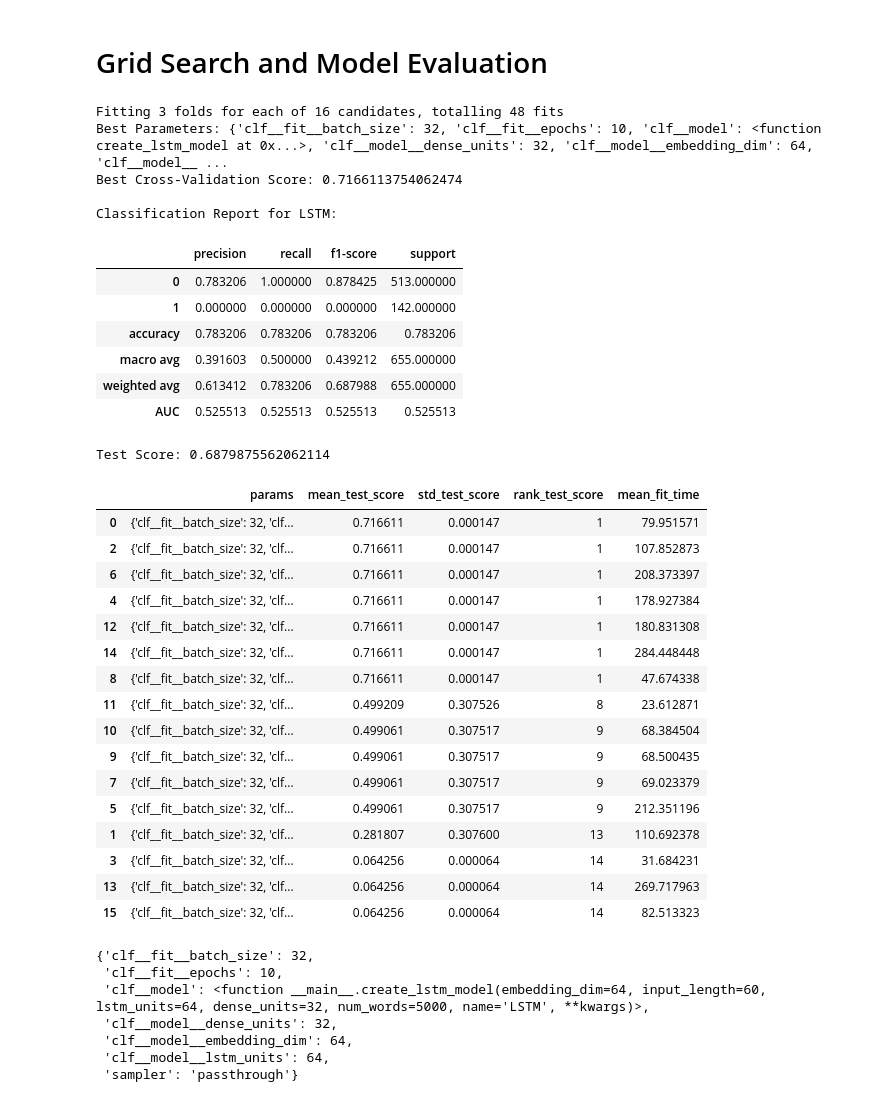
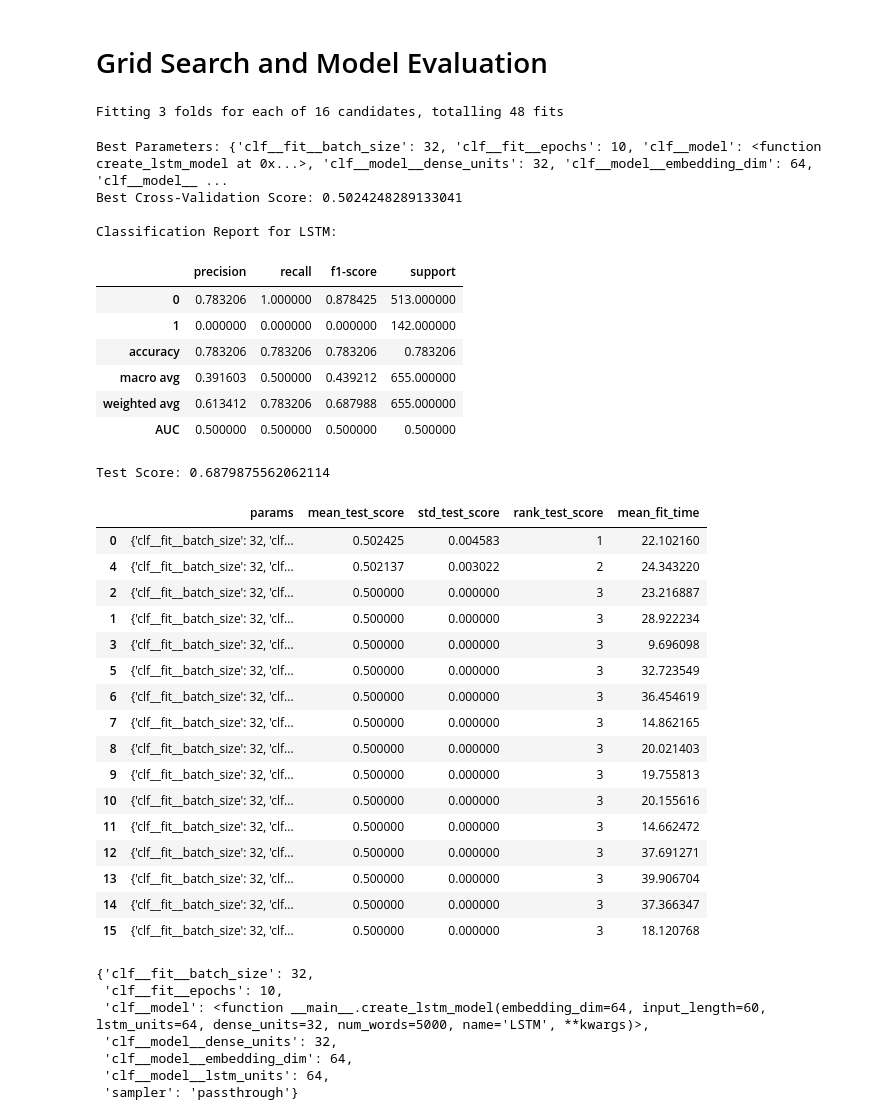
Before and after one commit to IdrissPro/NLP, a Jupyter notebook: NLP.ipynb, the cells around one changed output. Saved outputs shown, nothing was run; the diff lists cells and outputs as text; code cells hidden in the pictures.

```diff
--- a/NLP.ipynb
+++ b/NLP.ipynb
@@ -636,30 +637,30 @@ param_grid = {
 }
 # %%
 
-grid = GridSearchCV(pipeline, param_grid, cv=3, n_jobs=-1, scoring='f1_weighted', verbose=1)
+grid = GridSearchCV(pipeline, param_grid, cv=3, n_jobs=-1, scoring='roc_auc', verbose=1)
 grid.fit(X_train, y_train)
 
 
 print("Best Parameters:", grid.best_params_)
 print("Best Cross-Validation Score:", grid.best_score_)
 
 best_model = grid.best_estimator_
 test_score = best_model.score(X_test, y_test)
 print("Test Score:", test_score)
 # %% [output]
 Fitting 3 folds for each of 16 candidates, totalling 48 fits
-Best Parameters: {'clf__fit__batch_size': 32, 'clf__fit__epochs': 10, 'clf__model': <function create_lstm_model at 0x...>, 'clf__model__dense_units': 32, 'clf__model__embedding_dim': 64, 'clf__model__ ...
-Best Cross-Validation Score: 0.7166113754062474
-
-Classification Report for LSTM:
+Best Parameters: {'clf__fit__batch_size': 32, 'clf__fit__epochs': 10, 'clf__model': <function create_lstm_model at 0x...>, 'clf__model__dense_units': 32, 'clf__model__embedding_dim': 64, 'clf__model__ ...
+Best Cross-Validation Score: 0.5024248289133041
+
+Classification Report for LSTM:
 |  | precision | recall | f1-score | support |
 | 0 | 0.783206 | 1.000000 | 0.878425 | 513.000000 |
 | 1 | 0.000000 | 0.000000 | 0.000000 | 142.000000 |
 | accuracy | 0.783206 | 0.783206 | 0.783206 | 0.783206 |
 | macro avg | 0.391603 | 0.500000 | 0.439212 | 655.000000 |
 | weighted avg | 0.613412 | 0.783206 | 0.687988 | 655.000000 |
-| AUC | 0.525513 | 0.525513 | 0.525513 | 0.525513 |
+| AUC | 0.500000 | 0.500000 | 0.500000 | 0.500000 |
-Test Score: 0.6879875562062114
+Test Score: 0.6879875562062114
 # %%
 results_df = pd.DataFrame(grid.cv_results_)
 comparison = results_df[[
@@ -674,22 +675,22 @@ comparison = results_df[[
 comparison
 # %% [output]
 |  | params | mean_test_score | std_test_score | rank_test_score | mean_fit_time |
-| 0 | {'clf__fit__batch_size': 32, 'clf... | 0.716611 | 0.000147 | 1 | 79.951571 |
-| 2 | {'clf__fit__batch_size': 32, 'clf... | 0.716611 | 0.000147 | 1 | 107.852873 |
-| 6 | {'clf__fit__batch_size': 32, 'clf... | 0.716611 | 0.000147 | 1 | 208.373397 |
-| 4 | {'clf__fit__batch_size': 32, 'clf... | 0.716611 | 0.000147 | 1 | 178.927384 |
-| 12 | {'clf__fit__batch_size': 32, 'clf... | 0.716611 | 0.000147 | 1 | 180.831308 |
-| 14 | {'clf__fit__batch_size': 32, 'clf... | 0.716611 | 0.000147 | 1 | 284.448448 |
-| 8 | {'clf__fit__batch_size': 32, 'clf... | 0.716611 | 0.000147 | 1 | 47.674338 |
-| 11 | {'clf__fit__batch_size': 32, 'clf... | 0.499209 | 0.307526 | 8 | 23.612871 |
-| 10 | {'clf__fit__batch_size': 32, 'clf... | 0.499061 | 0.307517 | 9 | 68.384504 |
-| 9 | {'clf__fit__batch_size': 32, 'clf... | 0.499061 | 0.307517 | 9 | 68.500435 |
-| 7 | {'clf__fit__batch_size': 32, 'clf... | 0.499061 | 0.307517 | 9 | 69.023379 |
-| 5 | {'clf__fit__batch_size': 32, 'clf... | 0.499061 | 0.307517 | 9 | 212.351196 |
-| 1 | {'clf__fit__batch_size': 32, 'clf... | 0.281807 | 0.307600 | 13 | 110.692378 |
-| 3 | {'clf__fit__batch_size': 32, 'clf... | 0.064256 | 0.000064 | 14 | 31.684231 |
-| 13 | {'clf__fit__batch_size': 32, 'clf... | 0.064256 | 0.000064 | 14 | 269.717963 |
-| 15 | {'clf__fit__batch_size': 32, 'clf... | 0.064256 | 0.000064 | 14 | 82.513323 |
+| 0 | {'clf__fit__batch_size': 32, 'clf... | 0.502425 | 0.004583 | 1 | 22.102160 |
+| 4 | {'clf__fit__batch_size': 32, 'clf... | 0.502137 | 0.003022 | 2 | 24.343220 |
+| 2 | {'clf__fit__batch_size': 32, 'clf... | 0.500000 | 0.000000 | 3 | 23.216887 |
+| 1 | {'clf__fit__batch_size': 32, 'clf... | 0.500000 | 0.000000 | 3 | 28.922234 |
+| 3 | {'clf__fit__batch_size': 32, 'clf... | 0.500000 | 0.000000 | 3 | 9.696098 |
+| 5 | {'clf__fit__batch_size': 32, 'clf... | 0.500000 | 0.000000 | 3 | 32.723549 |
+| 6 | {'clf__fit__batch_size': 32, 'clf... | 0.500000 | 0.000000 | 3 | 36.454619 |
+| 7 | {'clf__fit__batch_size': 32, 'clf... | 0.500000 | 0.000000 | 3 | 14.862165 |
+| 8 | {'clf__fit__batch_size': 32, 'clf... | 0.500000 | 0.000000 | 3 | 20.021403 |
+| 9 | {'clf__fit__batch_size': 32, 'clf... | 0.500000 | 0.000000 | 3 | 19.755813 |
+| 10 | {'clf__fit__batch_size': 32, 'clf... | 0.500000 | 0.000000 | 3 | 20.155616 |
+| 11 | {'clf__fit__batch_size': 32, 'clf... | 0.500000 | 0.000000 | 3 | 14.662472 |
+| 12 | {'clf__fit__batch_size': 32, 'clf... | 0.500000 | 0.000000 | 3 | 37.691271 |
+| 13 | {'clf__fit__batch_size': 32, 'clf... | 0.500000 | 0.000000 | 3 | 39.906704 |
+| 14 | {'clf__fit__batch_size': 32, 'clf... | 0.500000 | 0.000000 | 3 | 37.366347 |
+| 15 | {'clf__fit__batch_size': 32, 'clf... | 0.500000 | 0.000000 | 3 | 18.120768 |
 # %%
 comparison["params"].iloc[0]
 # %% [output]
```
Also changed, not shown: parts of 5 cells of this notebook.
